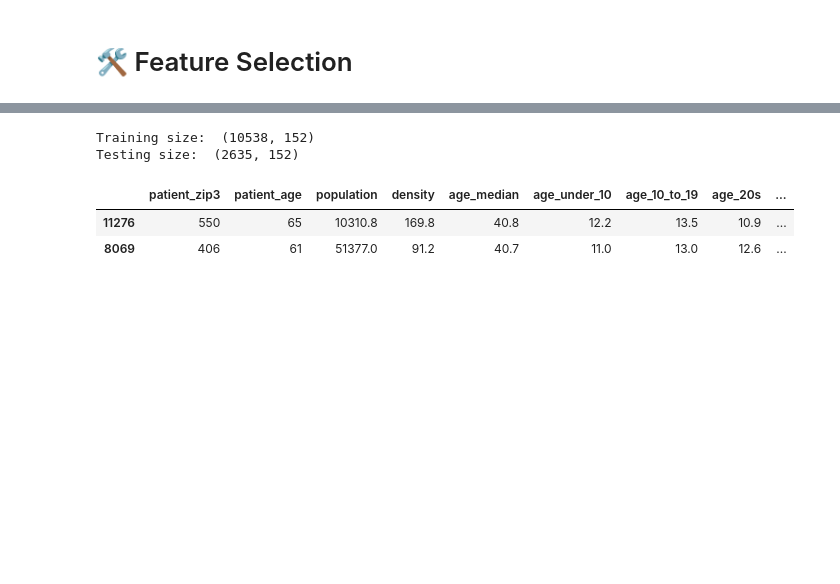
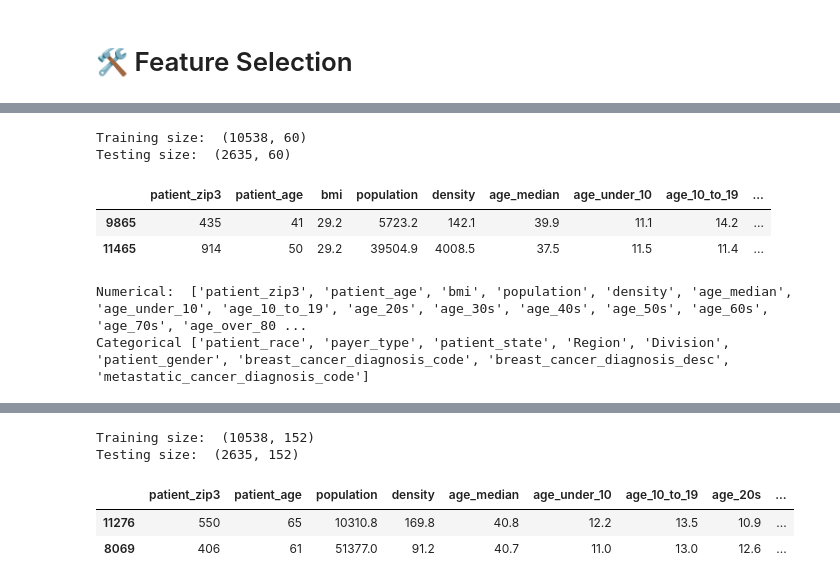
Before and after one commit to feer-rodriguess90/WiDS_Challenge2, a Jupyter notebook: WIDS_2024_Challenge_2.ipynb, the cells around one changed output, grey strips where cells are left out. Saved outputs shown, nothing was run; the diff lists cells and outputs as text; code cells hidden in the pictures; blank space fills up the shorter version.

```diff
--- a/WIDS_2024_Challenge_2.ipynb
+++ b/WIDS_2024_Challenge_2.ipynb
@@ -318 +321,12 @@ DataFrame after Min-Max Scaling:
 Name: home_value, Length: 13173, dtype: float64
+# %%
+train_df.fillna({'patient_race': 'N/A',
+                'bmi': train_df['bmi'].mean(),
+                'poverty': train_df['poverty'].mean(),
+                },
+               inplace=True)
+test_df.fillna({'patient_race': 'N/A',
+                'bmi': train_df['bmi'].mean(),
+                'poverty': train_df['poverty'].mean()
+                },
+               inplace=True)
@@ -319,10 +360,2 @@ Name: home_value, Length: 13173, dtype: float64
 # %% [markdown]
 # 🛠 Feature Selection
-# %%
-# Dependent variable 'metastatic_diagnosis_period'
-
-X = train_df.drop(['patient_id', 'patient_race', 'bmi', 'breast_cancer_diagnosis_desc', 'metastatic_diagnosis_period', 'patient_age_group'], axis=1)
-y = train_df['metastatic_diagnosis_period']
-
-print(X.shape, y.shape)
-X.head()
@@ -374,0 +386,24 @@ False
+# %%
+# Split into training and test sets
+X_train, X_test, y_train, y_test = train_test_split(X, y, test_size=0.2, random_state=42)
+
+X_train, X_test, y_train, y_test = train_test_split(X_enc, y, random_state=seed, stratify=y, test_size=.2)
+print('Training size: ', X_train.shape)
+print('Testing size: ', X_test.shape)
+
+X_train.head(2)
+# %% [output]
+Training size:  (10538, 60)
+Testing size:  (2635, 60)
+|  | patient_zip3 | patient_age | bmi | population | density | age_median | age_under_10 | age_10_to_19 | ... |
+| 9865 | 435 | 41 | 29.2 | 5723.2 | 142.1 | 39.9 | 11.1 | 14.2 | ... |
+| 11465 | 914 | 50 | 29.2 | 39504.9 | 4008.5 | 37.5 | 11.5 | 11.4 | ... |
+# %%
+# Identify numerical and categorical columns
+numeric_features = X.select_dtypes(include=['int64', 'float64']).columns.tolist()
+categorical_features = X.select_dtypes(include=['object']).columns.tolist()
+print('Numerical: ', numeric_features)
+print('Categorical', categorical_features)
+# %% [output]
+Numerical:  ['patient_zip3', 'patient_age', 'bmi', 'population', 'density', 'age_median', 'age_under_10', 'age_10_to_19', 'age_20s', 'age_30s', 'age_40s', 'age_50s', 'age_60s', 'age_70s', 'age_over_80 ...
+Categorical ['patient_race', 'payer_type', 'patient_state', 'Region', 'Division', 'patient_gender', 'breast_cancer_diagnosis_code', 'breast_cancer_diagnosis_desc', 'metastatic_cancer_diagnosis_code']
```
Also changed, not shown: parts of 26 cells of this notebook.
